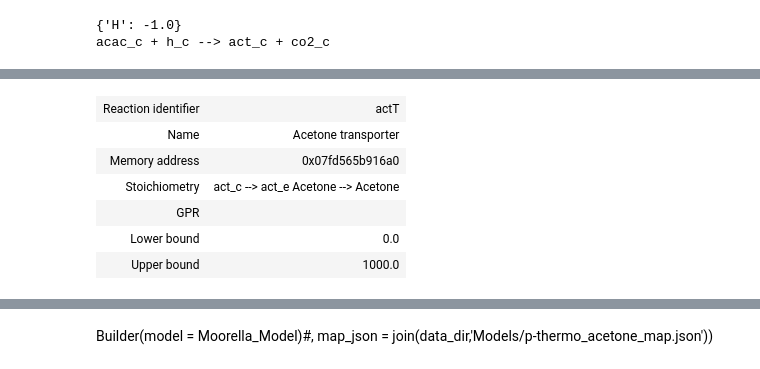
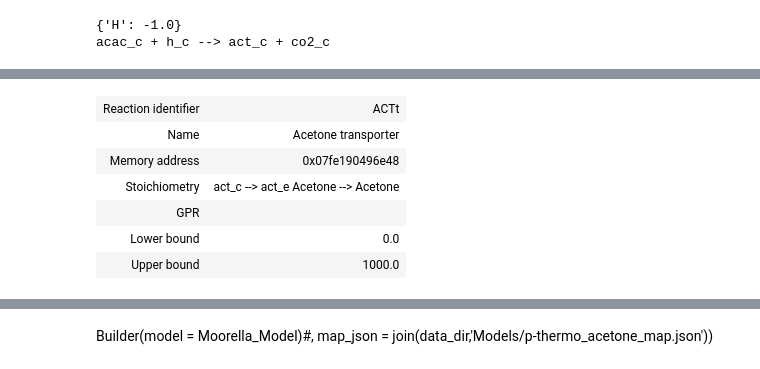
Before and after one commit to biosustain/CO2_fixation_models, a Jupyter notebook: Scripts/S8_WL_metabolic_model.ipynb, the cells around one changed output, grey strips where cells are left out. Cells and saved outputs as stored; diff of their text form; code cells hidden in the pictures.

```diff
--- a/Scripts/S8_WL_metabolic_model.ipynb
+++ b/Scripts/S8_WL_metabolic_model.ipynb
@@ -66,7 +268,7 @@ Cljung_Model.reactions.H2td,
 Cljung_Model.reactions.H2Ot,
 Cljung_Model.reactions.CO2t,
 Cljung_Model.reactions.COt,
-Cljung_Model.reactions.ACt2r,
+#Cljung_Model.reactions.ACt2r,
 Cljung_Model.reactions.ETOHt,
 Cljung_Model.reactions.BTDt_RR,
 Cljung_Model.reactions.BUTt,
@@ -77,7 +279,11 @@ Cljung_Model.reactions.HYDFDi,
 Cljung_Model.reactions.HYDFDN2r,
 Cljung_Model.reactions.ATPS4r,
 Cljung_Model.reactions.ATPM,
-Cljung_Model.reactions.RNF, #Add this reaction in Escher
+Cljung_Model.reactions.RNF,#Add this reaction in Escher
+Cljung_Model.reactions.NTPP6,#Add this reaction in Escher
+Cljung_Model.reactions.PPA,#Add this reaction in Escher
+Cljung_Model.reactions.ADK1,#Add this reaction in Escher
+Cljung_Model.reactions.FRNDPR2r,#Add this reaction in Escher
 #WL pathway
 Cljung_Model.reactions.FDH7,
 Cljung_Model.reactions.FTHFLi,
@@ -107,4 +332,4 @@ Cljung_Model.reactions.BUTKr])
 # %%
-WLmodel.objective = "ATPM"
+WLmodel.objective = "EX_etoh_e"
 WLmodel.optimize()
 # %% [output]
@@ -112,6 +360,8 @@ WLmodel.optimize()
 # %%
-WLmodel.objective = "ATPM"
-solution = WLmodel.optimize()
-print("Flux through objective function: ",WLmodel.objective.expression, " = ",round(WLmodel.slim_optimize(),1))
-Builder(model = WLmodel, map_json = join(data_dir,'Models/WL_core.json'), reaction_data = solution.fluxes.to_dict())
+WLmodel.objective = "EX_ac_e"
+WLmodel.optimize()
+#solution = WLmodel.optimize()
+WLmodel.summary()
+#print("Flux through objective function: ",WLmodel.objective.expression, " = ",round(WLmodel.slim_optimize(),1))
+#Builder(model = WLmodel, map_json = join(data_dir,'Models/EscherMaps/WL_core.json'), reaction_data = solution.fluxes.to_dict())
 # %% [output]
@@ -176,15 +431,15 @@ acac_c + h_c --> act_c + co2_c
 # %%
-actT = Reaction("actT")
+actT = Reaction("ACTt")
 actT.name = "Acetone transporter"
 actT.add_metabolites({
     WLmodelActn.metabolites.act_c: -1.0,
     WLmodelActn.metabolites.act_e: 1.0
 })
 actT
 # %% [output]
-| Reaction identifier | actT |
+| Reaction identifier | ACTt |
 | Name | Acetone transporter |
-| Memory address | 0x07fd565b916a0 |
+| Memory address | 0x07fe190496e48 |
 | Stoichiometry | act_c --> act_e Acetone --> Acetone |
 | GPR |  |
 | Lower bound | 0.0 |
```
Also changed, not shown: parts of 34 cells of this notebook, 11 other files.
